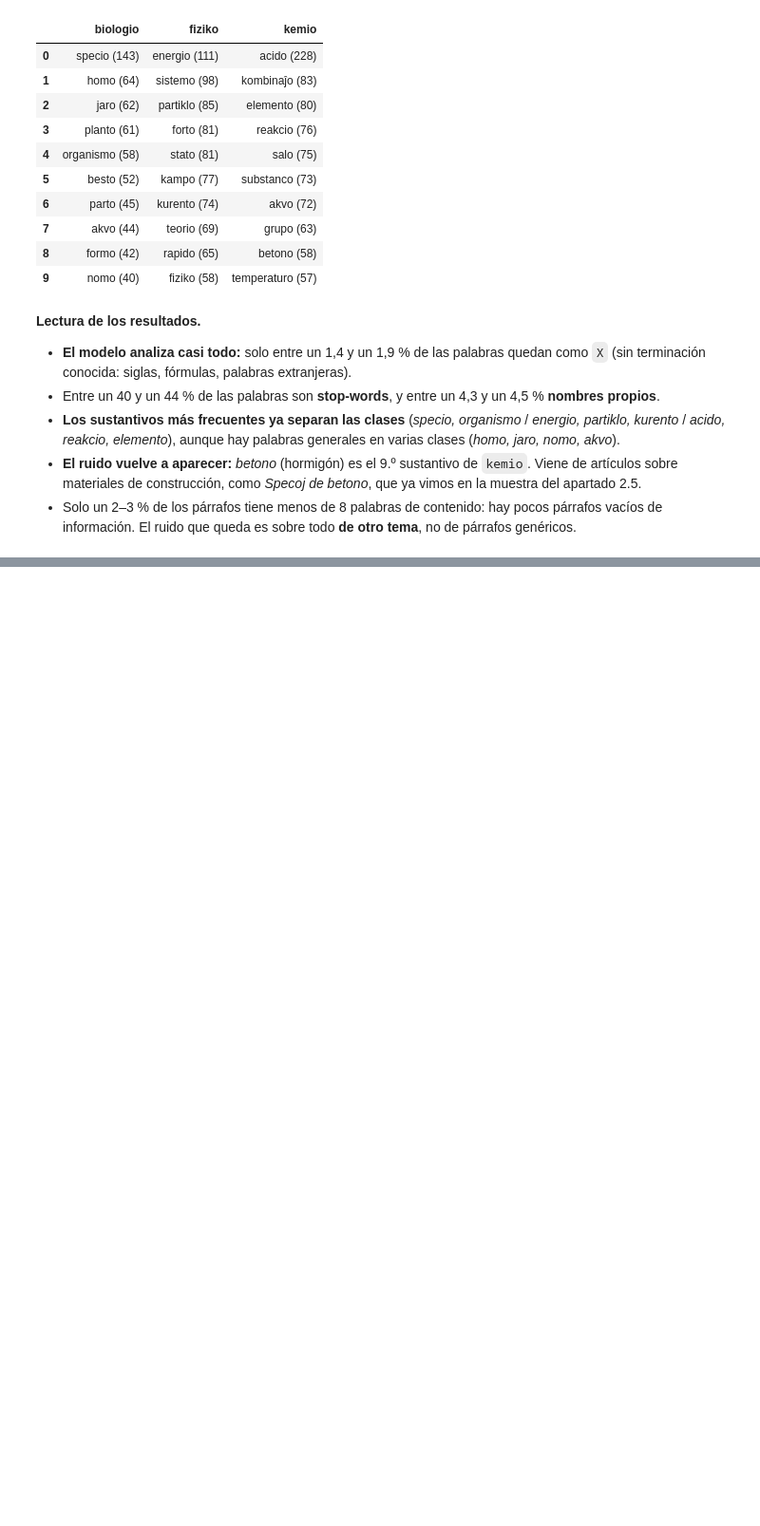
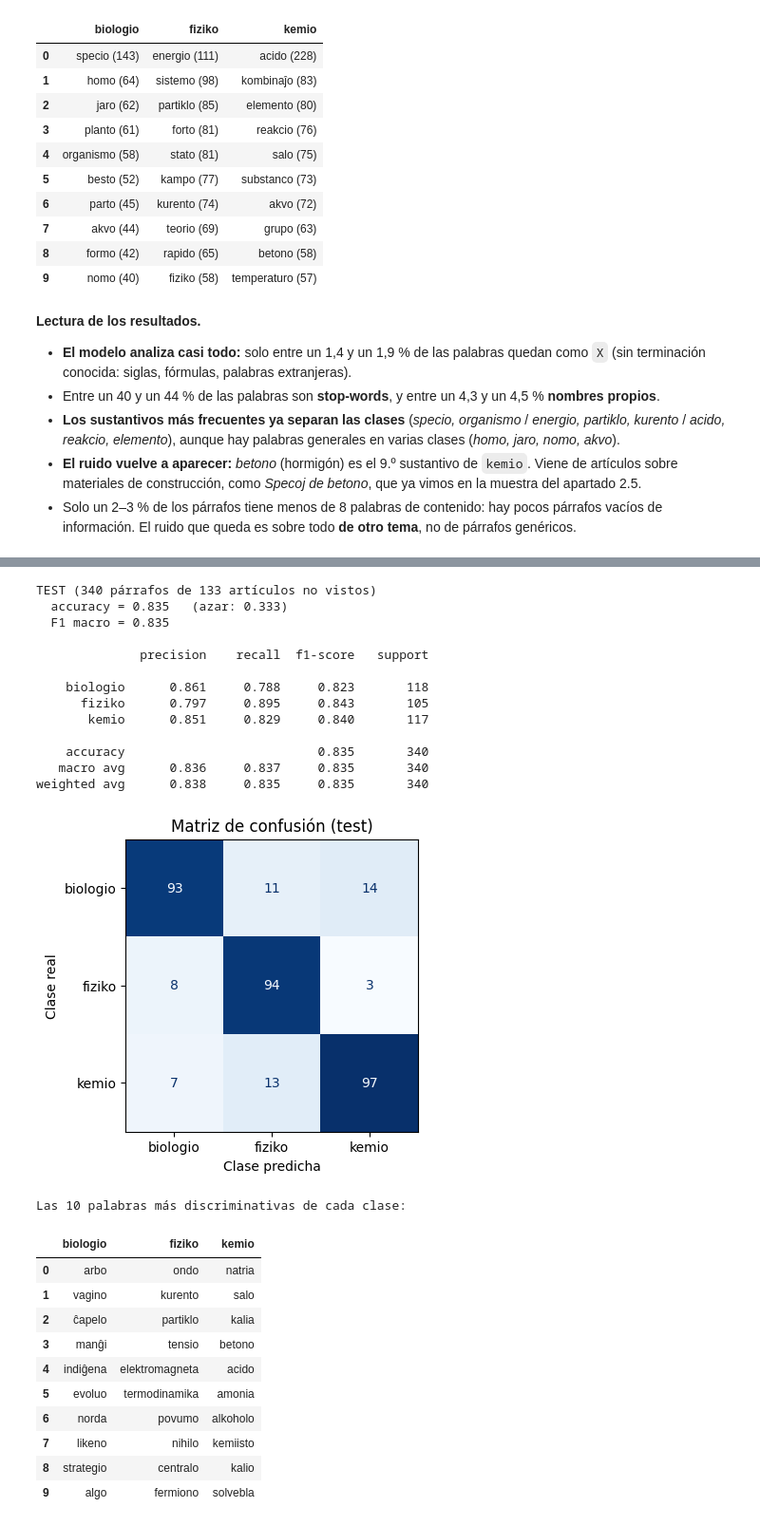
Before and after one commit to mers2727/mineria-textos-esperanto, a Jupyter notebook: Practica_Esperanto.ipynb, the cells around one changed output, grey strips where cells are left out. Shown at 95% size. Drawn from its saved outputs; the diff is of its cells as text; code cells hidden in the pictures; blank space fills up the shorter version.

```diff
--- a/Practica_Esperanto.ipynb
+++ b/Practica_Esperanto.ipynb
@@ -268,6 +283,9 @@ if GENERAR_DATASET:
              for titulo, texto in articulos.items()
              for parrafo in parrafos_de_texto(texto)]
     df_completo = pd.DataFrame(filas)
+
+    if df_completo.empty:
+        raise RuntimeError("Ni GitHub ni Wikipedia responden: no se puede obtener el dataset. Inténtalo más tarde.")
 
     # Repetidos: si un párrafo está en dos clases se quita; si no, se deja una copia
     en_varias_clases = df_completo.groupby("text")["class"].transform("nunique") > 1
@@ -948,0 +1168,59 @@ Sustantivos más frecuentes por clase:
+# %%
+# ===== 4.3 Evaluación en test =====
+from sklearn.metrics import classification_report, confusion_matrix, ConfusionMatrixDisplay
+
+pred_test = modelo_final.predict(X_test)
+clases = list(modelo_final.classes_)
+print(f"TEST ({len(test)} párrafos de {test['article'].nunique()} artículos no vistos)")
+print(f"  accuracy = {accuracy_score(test['class'], pred_test):.3f}   (azar: 0.333)")
+print(f"  F1 macro = {f1_score(test['class'], pred_test, average='macro'):.3f}\n")
+print(classification_report(test["class"], pred_test, digits=3))
+
+# Matriz de confusión: filas = clase real, columnas = clase predicha
+fig, ax = plt.subplots(figsize=(5, 4))
+ConfusionMatrixDisplay(confusion_matrix(test["class"], pred_test, labels=clases),
+                       display_labels=clases).plot(ax=ax, cmap="Blues", colorbar=False)
+ax.set_title("Matriz de confusión (test)")
+ax.set_xlabel("Clase predicha")
+ax.set_ylabel("Clase real")
+plt.show()
+
+# Palabras más discriminativas: peso de la palabra en una clase menos su peso medio en las 3
+if hasattr(modelo_final, "feature_log_prob_"):
+    pesos = modelo_final.feature_log_prob_ - modelo_final.feature_log_prob_.mean(axis=0)
+    print("Las 10 palabras más discriminativas de cada clase:")
+    display(pd.DataFrame({c: [vocab_final[j] for j in np.argsort(pesos[k])[::-1][:10]]
+                          for k, c in enumerate(clases)}))
+
+# Algunos errores, para ver en qué falla
+errores = test.assign(prediccion=pred_test).query("`class` != prediccion")
+print(f"\nErrores: {len(errores)} de {len(test)}. Algunos ejemplos:")
+for _, fila in errores.sample(n=min(6, len(errores)), random_state=SEMILLA).iterrows():
+    print(f"  [real: {fila['class']} -> predicha: {fila['prediccion']}] ({fila['article']}) {fila['text'][:150]}...")
+# %% [output]
+TEST (340 párrafos de 133 artículos no vistos)
+  accuracy = 0.835   (azar: 0.333)
+  F1 macro = 0.835
+
+              precision    recall  f1-score   support
+
+    biologio      0.861     0.788     0.823       118
+      fiziko      0.797     0.895     0.843       105
+       kemio      0.851     0.829     0.840       117
+
+    accuracy                          0.835       340
+   macro avg      0.836     0.837     0.835       340
+weighted avg      0.838     0.835     0.835       340
+[figure, added]
+Las 10 palabras más discriminativas de cada clase:
+|  | biologio | fiziko | kemio |
+| 0 | arbo | ondo | natria |
+| 1 | vagino | kurento | salo |
+| 2 | ĉapelo | partiklo | kalia |
+| 3 | manĝi | tensio | betono |
+| 4 | indiĝena | elektromagneta | acido |
+| 5 | evoluo | termodinamika | amonia |
+| 6 | norda | povumo | alkoholo |
+| 7 | likeno | nihilo | kemiisto |
+| 8 | strategio | centralo | kalio |
+| 9 | algo | fermiono | solvebla |
```
Also changed, not shown: parts of 19 cells of this notebook.
